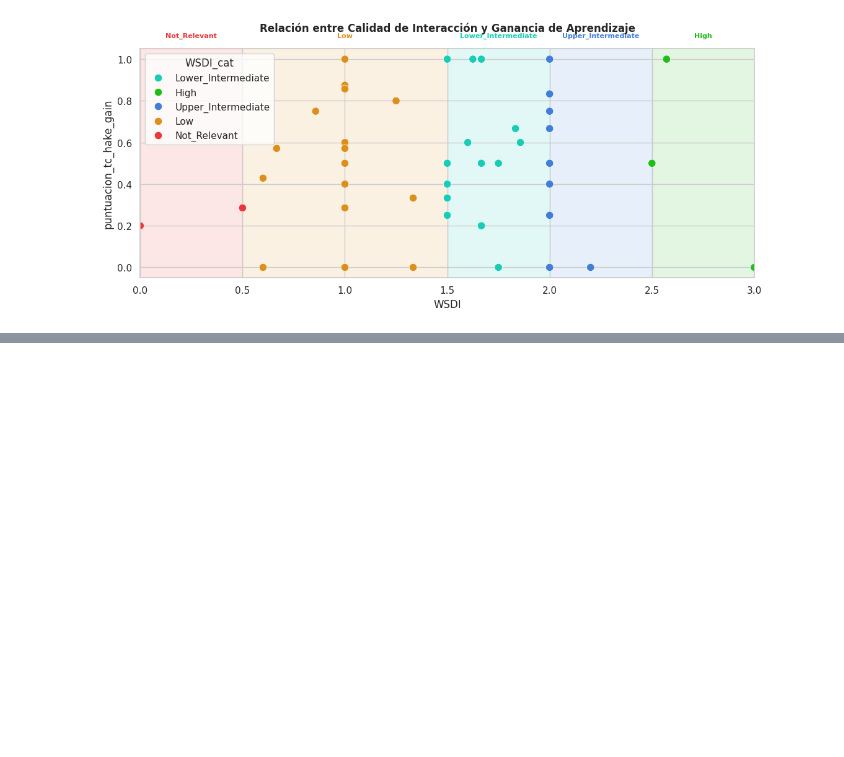
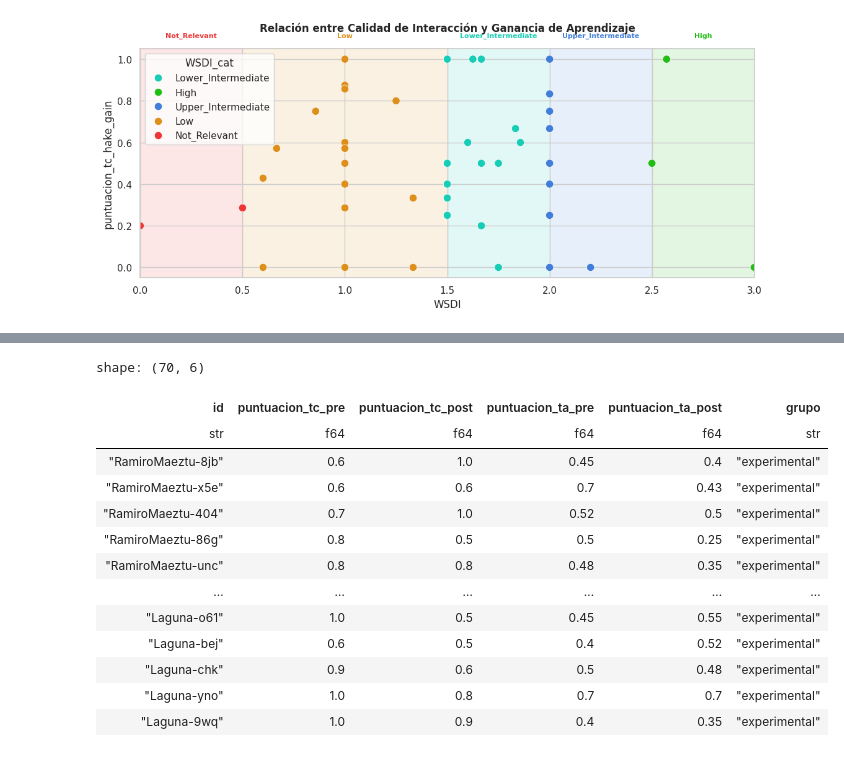
Before and after one commit to IBiDat/va-educational-impact, a Jupyter notebook: src/notebooks/educational_impact/Interactions_groups_forms_results_analysis.ipynb, the cells around one changed output, grey strips where cells are left out. Cells and saved outputs as stored; diff of their text form; code cells hidden in the pictures; blank space fills up the shorter version.

Commit message:
analisis inconsistencias

```diff
--- a/src/notebooks/educational_impact/Interactions_groups_forms_results_analysis.ipynb
+++ b/src/notebooks/educational_impact/Interactions_groups_forms_results_analysis.ipynb
@@ -171,0 +295,16 @@ plt.show()
+# %%
+df_inconsistencias_ambos = processed_forms_data.with_columns([
+    (pl.col("puntuacion_tc_pre") > pl.col("puntuacion_tc_post")).alias("tc_empeora"),
+    (pl.col("puntuacion_ta_pre") > pl.col("puntuacion_ta_post")).alias("ta_empeora"),
+])
+df_inconsistencias_ambos.select([
+    pl.col("tc_empeora").sum().alias("n_tc_empeoran"),
+    pl.col("ta_empeora").sum().alias("n_ta_empeoran"),
+])
+df_inconsistencias_ambos.filter(pl.col("tc_empeora") & pl.col("ta_empeora")).select([
+    "id",
+    "puntuacion_tc_pre",
+    "puntuacion_tc_post",
+    "puntuacion_ta_pre",
+    "puntuacion_ta_post"
+])
@@ -171,0 +338,29 @@ plt.show()
+# %%
+df_inconsistencias_alguno = processed_forms_data.with_columns([
+    (pl.col("puntuacion_tc_pre") > pl.col("puntuacion_tc_post")).alias("tc_empeora"),
+    (pl.col("puntuacion_ta_pre") > pl.col("puntuacion_ta_post")).alias("ta_empeora"),
+])
+df_inconsistencias_alguno = df_inconsistencias_ambos.filter(pl.col("tc_empeora") | pl.col("ta_empeora")).select([
+    "id",
+    "puntuacion_tc_pre",
+    "puntuacion_tc_post",
+    "puntuacion_ta_pre",
+    "puntuacion_ta_post",
+    "grupo"
+])
+df_inconsistencias_alguno
+# %% [output]
+shape: (70, 6)
+| id | puntuacion_tc_pre | puntuacion_tc_post | puntuacion_ta_pre | puntuacion_ta_post | grupo |
+| str | f64 | f64 | f64 | f64 | str |
+| "RamiroMaeztu-8jb" | 0.6 | 1.0 | 0.45 | 0.4 | "experimental" |
+| "RamiroMaeztu-x5e" | 0.6 | 0.6 | 0.7 | 0.43 | "experimental" |
+| "RamiroMaeztu-404" | 0.7 | 1.0 | 0.52 | 0.5 | "experimental" |
+| "RamiroMaeztu-86g" | 0.8 | 0.5 | 0.5 | 0.25 | "experimental" |
+| "RamiroMaeztu-unc" | 0.8 | 0.8 | 0.48 | 0.35 | "experimental" |
+| … | … | … | … | … | … |
+| "Laguna-o61" | 1.0 | 0.5 | 0.45 | 0.55 | "experimental" |
+| "Laguna-bej" | 0.6 | 0.5 | 0.4 | 0.52 | "experimental" |
+| "Laguna-chk" | 0.9 | 0.6 | 0.5 | 0.48 | "experimental" |
+| "Laguna-yno" | 1.0 | 0.8 | 0.7 | 0.7 | "experimental" |
+| "Laguna-9wq" | 1.0 | 0.9 | 0.4 | 0.35 | "experimental" |
```
Also changed, not shown: parts of 15 cells of this notebook.
